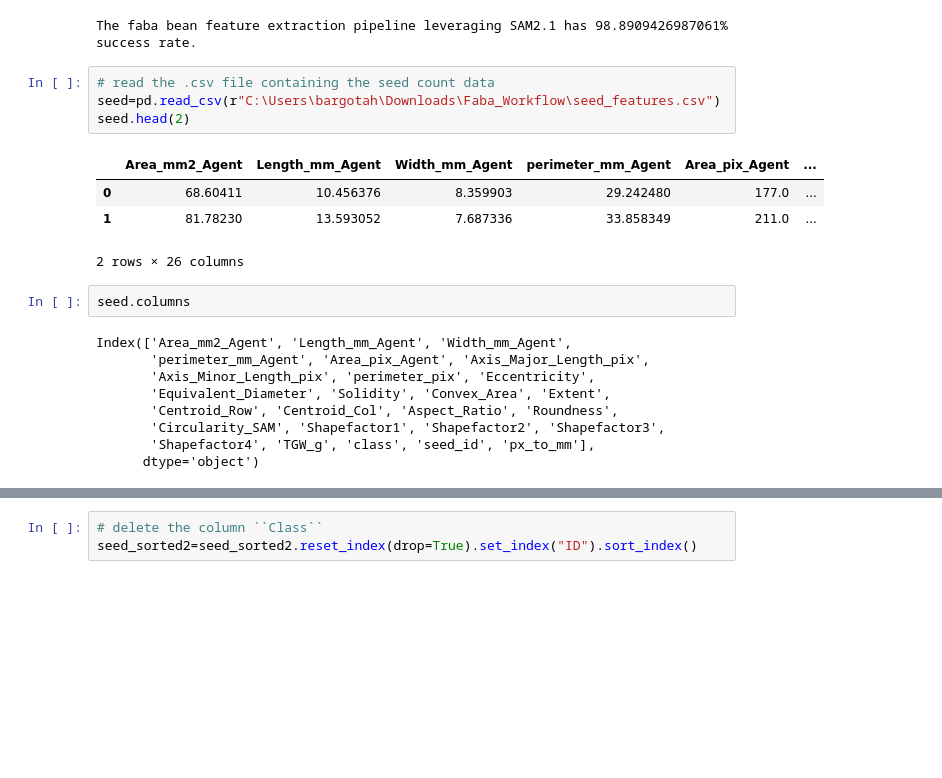
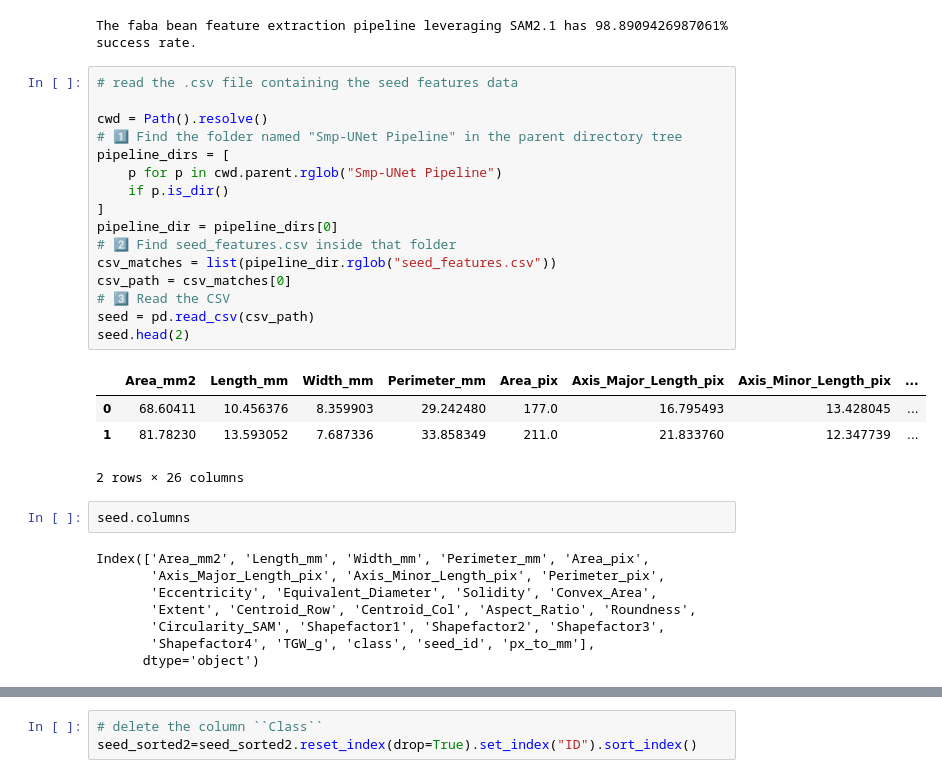
Before and after one commit to AAFC-Bioinfo-AAC/faba-bean-image-classification, a Jupyter notebook: Workflow Smp-UNet/Data analysis/Faba_Workflow.ipynb, the cells around one changed output, grey strips where cells are left out. Drawn from its saved outputs; the diff is of its cells as text; blank space fills up the shorter version.

```diff
--- a/Workflow Smp-UNet/Data analysis/Faba_Workflow.ipynb
+++ b/Workflow Smp-UNet/Data analysis/Faba_Workflow.ipynb
@@ -146,22 +159,33 @@ print (f"The faba bean feature extraction pipeline leveraging SAM2.1 has {Succes
 # %% [output]
 The faba bean feature extraction pipeline leveraging SAM2.1 has 98.8909426987061% success rate.
 # %%
-# read the .csv file containing the seed count data
-seed=pd.read_csv(r"C:\Users\bargotah\Downloads\Faba_Workflow\seed_features.csv")
+# read the .csv file containing the seed features data
+
+cwd = Path().resolve()
+# 1️⃣ Find the folder named "Smp-UNet Pipeline" in the parent directory tree
+pipeline_dirs = [
+    p for p in cwd.parent.rglob("Smp-UNet Pipeline")
+    if p.is_dir()
+]
+pipeline_dir = pipeline_dirs[0]
+# 2️⃣ Find seed_features.csv inside that folder
+csv_matches = list(pipeline_dir.rglob("seed_features.csv"))
+csv_path = csv_matches[0]
+# 3️⃣ Read the CSV
+seed = pd.read_csv(csv_path)
 seed.head(2)
 # %% [output]
-|  | Area_mm2_Agent | Length_mm_Agent | Width_mm_Agent | perimeter_mm_Agent | Area_pix_Agent | ... |
-| 0 | 68.60411 | 10.456376 | 8.359903 | 29.242480 | 177.0 | ... |
-| 1 | 81.78230 | 13.593052 | 7.687336 | 33.858349 | 211.0 | ... |
+|  | Area_mm2 | Length_mm | Width_mm | Perimeter_mm | Area_pix | Axis_Major_Length_pix | Axis_Minor_Length_pix | ... |
+| 0 | 68.60411 | 10.456376 | 8.359903 | 29.242480 | 177.0 | 16.795493 | 13.428045 | ... |
+| 1 | 81.78230 | 13.593052 | 7.687336 | 33.858349 | 211.0 | 21.833760 | 12.347739 | ... |
 2 rows × 26 columns
 # %%
 seed.columns
 # %% [output]
-Index(['Area_mm2_Agent', 'Length_mm_Agent', 'Width_mm_Agent',
-       'perimeter_mm_Agent', 'Area_pix_Agent', 'Axis_Major_Length_pix',
-       'Axis_Minor_Length_pix', 'perimeter_pix', 'Eccentricity',
-       'Equivalent_Diameter', 'Solidity', 'Convex_Area', 'Extent',
-       'Centroid_Row', 'Centroid_Col', 'Aspect_Ratio', 'Roundness',
+Index(['Area_mm2', 'Length_mm', 'Width_mm', 'Perimeter_mm', 'Area_pix',
+       'Axis_Major_Length_pix', 'Axis_Minor_Length_pix', 'Perimeter_pix',
+       'Eccentricity', 'Equivalent_Diameter', 'Solidity', 'Convex_Area',
+       'Extent', 'Centroid_Row', 'Centroid_Col', 'Aspect_Ratio', 'Roundness',
        'Circularity_SAM', 'Shapefactor1', 'Shapefactor2', 'Shapefactor3',
        'Shapefactor4', 'TGW_g', 'class', 'seed_id', 'px_to_mm'],
       dtype='object')
```
Also changed, not shown: parts of 17 cells of this notebook.
